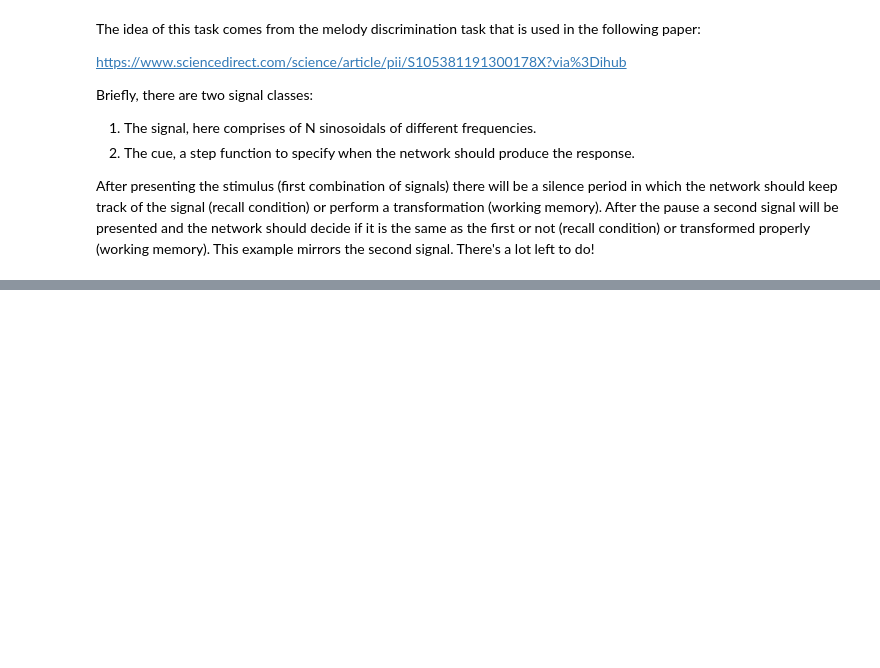
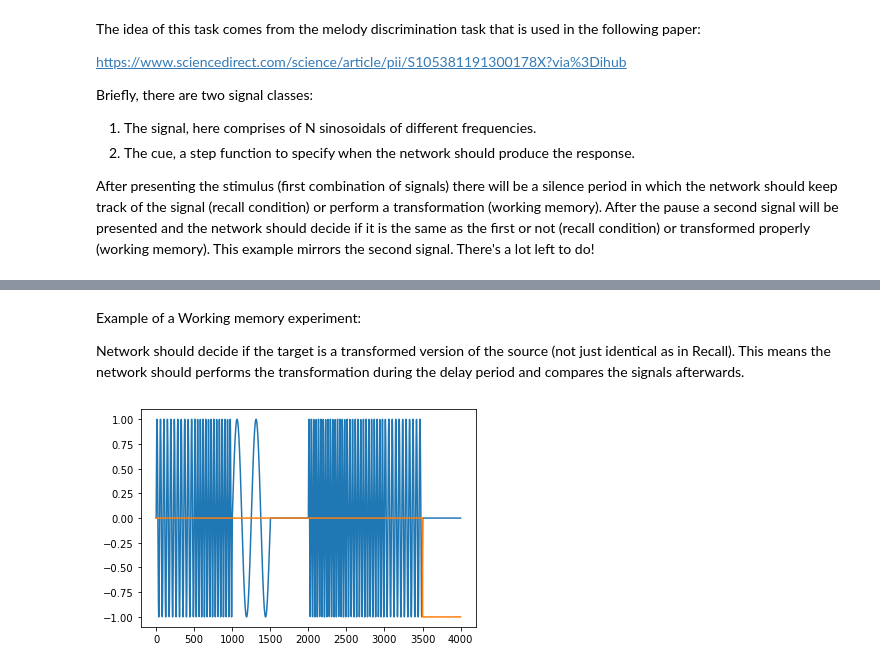
Before and after one commit to kuffmode/HardWorking-Memory, a Jupyter notebook: example.ipynb, the cells around one changed output, grey strips where cells are left out. Cells and saved outputs as stored; diff of their text form; code cells hidden in the pictures; blank space fills up the shorter version.

```diff
--- a/example.ipynb
+++ b/example.ipynb
@@ -60,0 +56,21 @@ plt.show()
+# %% [markdown]
+Example of a Working memory experiment:
+
+Network should decide if the target is a transformed version of the source (not just identical as in Recall). This means the network should performs the transformation during the delay period and compares the signals afterwards.
+# %%
+wm_frequencies = template_generator(n_trials = n_trials,
+                                     transformation = scale_one_off, # a no_match scenario. if it was just retrograde then it would be match.
+                                     retrograde = True,
+                                     transformation_kw = tranformation_kw)
+
+experiment = experiment_generator(frequency_mat = wm_frequencies,
+                                  trial_generator = trial_generator,
+                                  trial_generator_kw = trial_kw ,
+                                  is_match=False, # they don't match
+                                  is_3d=True)
+
+plt.plot(experiment[0,0,:])
+plt.plot(experiment[2,0,:])
+plt.show()
+# %% [output]
+[figure, added]
```
Also changed, not shown: parts of 7 cells of this notebook, 2 other files.
